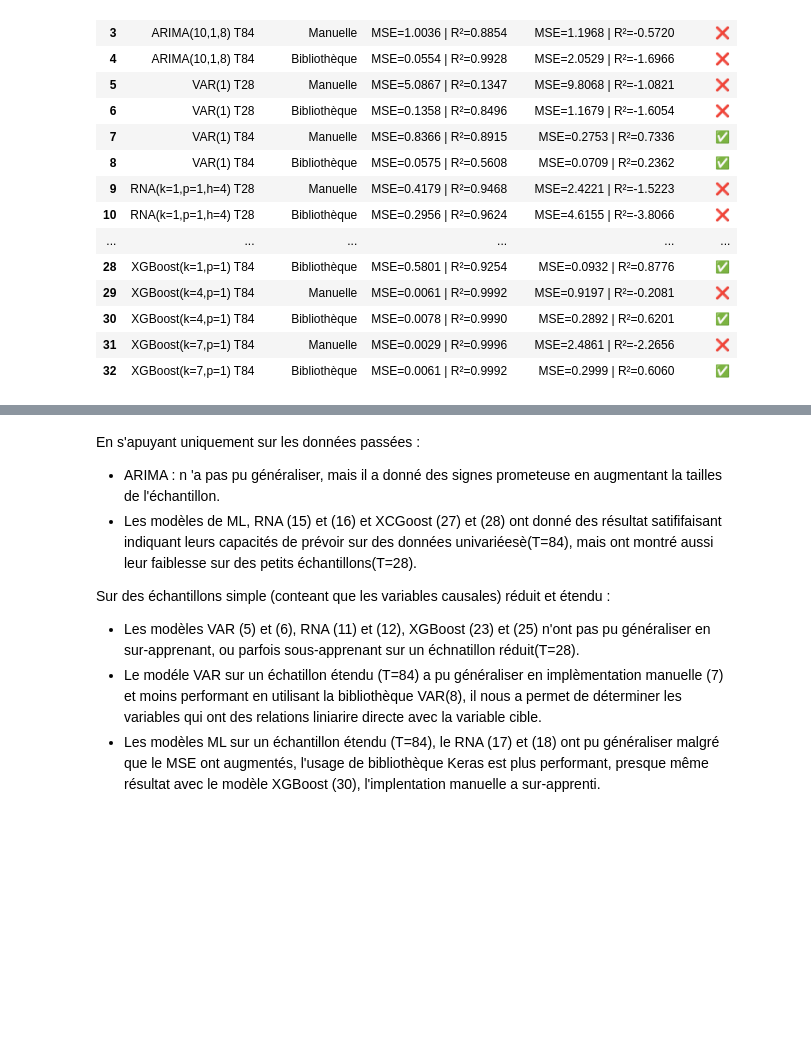
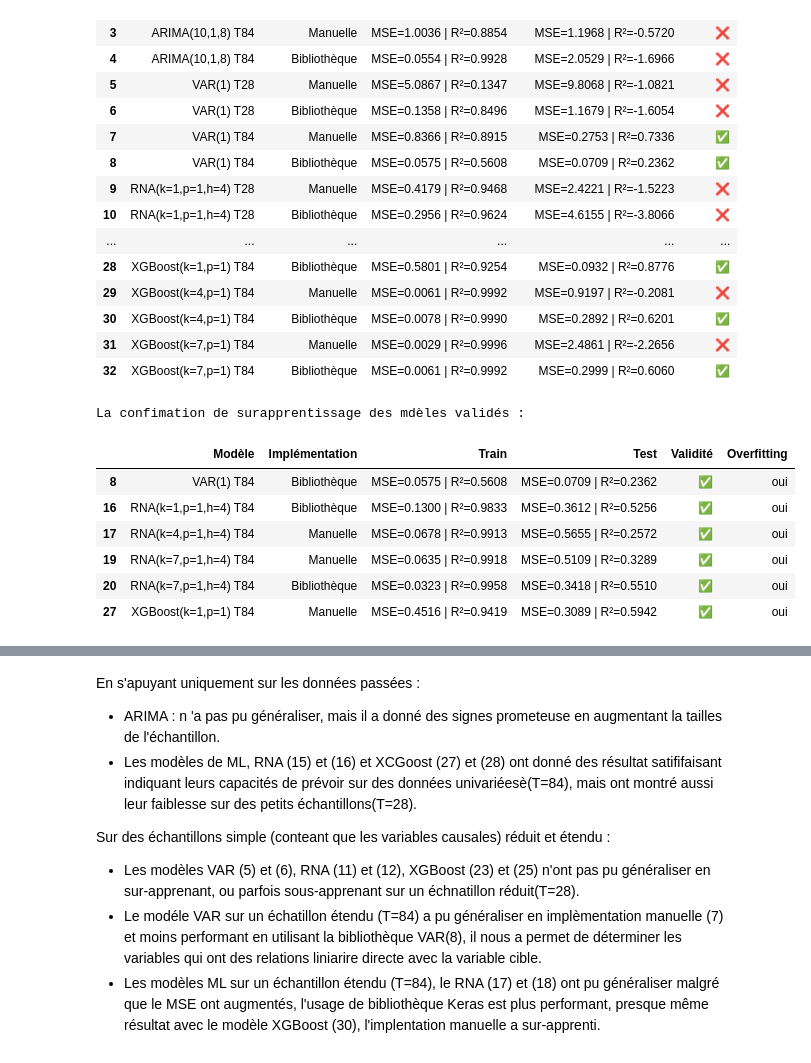
Before and after one commit to LajaliRachid/PFE, a Jupyter notebook: analyse_inflation.ipynb, the cells around one changed output, grey strips where cells are left out. Saved outputs shown, nothing was run; the diff lists cells and outputs as text; code cells hidden in the pictures; blank space fills up the shorter version.

```diff
--- a/analyse_inflation.ipynb
+++ b/analyse_inflation.ipynb
@@ -1307,11 +1642,11 @@ Sur un échantillon étendu, et en s’appuyant uniquement sur les données pass
 # %%
 # Initialisation
 freq = "MS" # {"MS"|"QS"}  échantillon: {étendu|reduit} Freq: {Mensuelle|Trimestrielle}
-df = reload_data(freq)
+df, new_val_isj, futur_dates = reload_data(freq)
 target = 'tx_isj'
 
 p = 1
-k = 4 # {1|4|7}  {univarié|multivarié simple|multivarié complexe}
+k = 7 # à changer {1|4|7}  {univarié|multivarié simple|multivarié complexe}
 
 if k == 1 : variables = ['tx_isj']
 elif k == 4 : variables = ['tx_isj', 'tx_chng', 'tx_dire', 'ivim']
@@ -1442 +1802,3 @@ visualisation(f"Prédiction XGBoost(k = {k}, p = {p}) - Inflation sous-jacente :
+# %%
+model_overfitting.append(27)
 # %% [markdown]
@@ -1464,4 +1826,23 @@ visualisation(f"Prédiction XGBoost (k = {k}, p = {p}) - Inflation sous-jacente
                 [], [],
                 y_train_pred_bibl[p:], y_test_pred_bibl,
                 p, 0, freq)
+
+# Prévision t+k en dehors dataset pour p = 1
+last_row = df[variables][len(df)-1:len(df)]
+new_isj_pred = []
+if freq == "MS" and p==1 :
+    for i in range(0, len(new_val_isj) if k==1 else 1) :
+        y_pred = model.predict(last_row, new_val_isj[i])
+        new_isj_pred.append({
+            "isj 2025" : new_val_isj[i],
+            "Prévision": round(float(y_pred), 1),
+            "Date": futur_dates[i] + pd.offsets.MonthEnd(1)
+        })
+        last_row = new_val_isj[i]
+
+    df_pred = pd.DataFrame(new_isj_pred).set_index("Date")
+    mse = mean_squared_error(df_pred["isj 2025"], df_pred["Prévision"])
+    r2 = r2_score(df_pred["isj 2025"], df_pred["Prévision"])
+    print(f"La capacité de modèle de prévoir des valeurs futur hors dataset - '{freq}' k = {k}" \
+          f" :\n {df_pred} \n mse = {round(mse, 3)} \n r² = {round(r2, 3)}")
 # %% [output]
@@ -1472,3 +1859,8 @@ visualisation(f"Prédiction XGBoost (k = {k}, p = {p}) - Inflation sous-jacente
+# %%
+# ajout pour le tableau d'analyse
+model_non_overfitting.append(28)
+model_non_overfitting.append(30)
+model_non_overfitting.append(32)
 # %%
 metriques(f"=> Performance de l'implèmentation manuelle de XGBoost(k = {k}, "\
           f"p = {p}, T = {84 if freq=="MS" else 28}) :",
@@ -1649,3 +2041,23 @@ df.style.applymap(highlight_icons, subset=["Validité"]).set_properties(**{'text
 | 30 | XGBoost(k=4,p=1) T84 | Bibliothèque | MSE=0.0078 | R²=0.9990 | MSE=0.2892 | R²=0.6201 | ✅ |
 | 31 | XGBoost(k=7,p=1) T84 | Manuelle | MSE=0.0029 | R²=0.9996 | MSE=2.4861 | R²=-2.2656 | ❌ |
 | 32 | XGBoost(k=7,p=1) T84 | Bibliothèque | MSE=0.0061 | R²=0.9992 | MSE=0.2999 | R²=0.6060 | ✅ |
+# %%
+for i in range(1, len(df) + 1) :
+    df.loc[i, "Overfitting"] = "-"
+    if i  in model_overfitting : df.loc[i, "Overfitting"] = "oui"
+    if i  in model_non_overfitting : df.loc[i, "Overfitting"] = "non"
+# Filtrer uniquement "oui" ou "non"
+df_filtered = df[df["Overfitting"].isin(["oui"])]
+# Appliquer le style
+print("La confimation de surapprentissage des mdèles validés :")
+styled = df_filtered.style.applymap(highlight_icons, subset=["Validité"]).set_properties(**{'text-align':'center'})
+styled
+# %% [output]
+La confimation de surapprentissage des mdèles validés :
+|  | Modèle | Implémentation | Train | Test | Validité | Overfitting |
+| 8 | VAR(1) T84 | Bibliothèque | MSE=0.0575 | R²=0.5608 | MSE=0.0709 | R²=0.2362 | ✅ | oui |
+| 16 | RNA(k=1,p=1,h=4) T84 | Bibliothèque | MSE=0.1300 | R²=0.9833 | MSE=0.3612 | R²=0.5256 | ✅ | oui |
+| 17 | RNA(k=4,p=1,h=4) T84 | Manuelle | MSE=0.0678 | R²=0.9913 | MSE=0.5655 | R²=0.2572 | ✅ | oui |
+| 19 | RNA(k=7,p=1,h=4) T84 | Manuelle | MSE=0.0635 | R²=0.9918 | MSE=0.5109 | R²=0.3289 | ✅ | oui |
+| 20 | RNA(k=7,p=1,h=4) T84 | Bibliothèque | MSE=0.0323 | R²=0.9958 | MSE=0.3418 | R²=0.5510 | ✅ | oui |
+| 27 | XGBoost(k=1,p=1) T84 | Manuelle | MSE=0.4516 | R²=0.9419 | MSE=0.3089 | R²=0.5942 | ✅ | oui |
```
Also changed, not shown: parts of 52 cells of this notebook.
